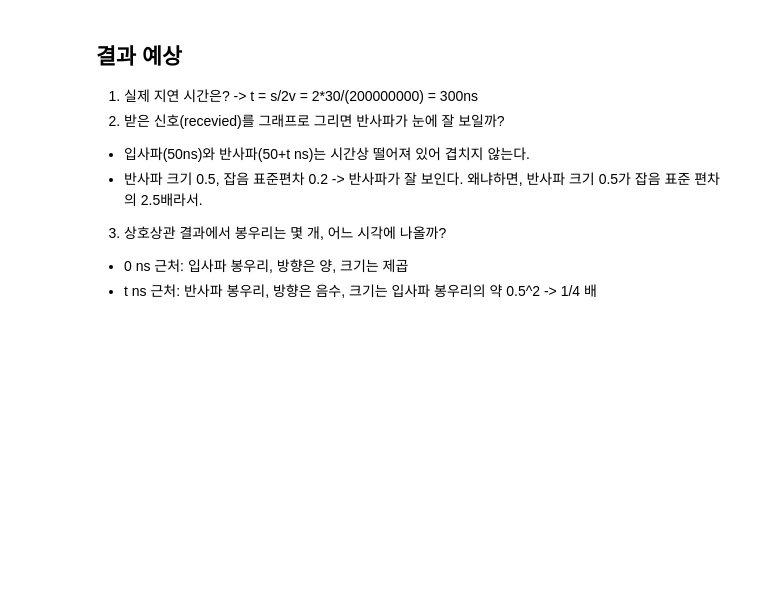
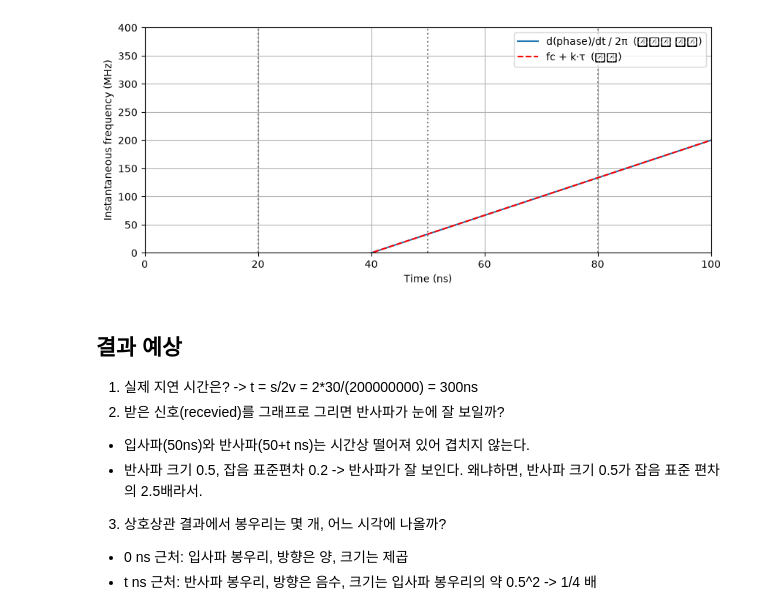
Before and after one commit to jingyu-k/tfdr-fault-localization, a Jupyter notebook: notebooks/01_time_domain_correlation.ipynb, the cells around one changed output. Cells and saved outputs as stored; diff of their text form; code cells hidden in the pictures; blank space fills up the shorter version.

```diff
--- a/notebooks/01_time_domain_correlation.ipynb
+++ b/notebooks/01_time_domain_correlation.ipynb
@@ -33,3 +58,17 @@ print(f"실제 지연 시간: {tau*1e9:.1f} ns")
+# %%
+phase = 2*np.pi*(fc*tt + 0.5*k*tt**2)                 # 위상 (총 각도)
+f_inst = np.gradient(phase, t) / (2*np.pi)            # 위상을 시간으로 미분 ÷ 2π
+
+plt.figure(figsize=(10, 4))
+plt.plot(t*1e9, f_inst/1e6, label="d(phase)/dt / 2π  (숫자로 미분)")
+plt.plot(t*1e9, (fc + k*tt)/1e6, "r--", label="fc + k·τ  (공식)")
+for x in [t0 - 2*sigma, t0, t0 + 2*sigma]:
+    plt.axvline(x*1e9, color="gray", linestyle=":")
+plt.xlim(0, 100); plt.ylim(0, 400)
+plt.xlabel("Time (ns)"); plt.ylabel("Instantaneous frequency (MHz)")
+plt.legend(); plt.grid(True); plt.show()
+# %% [output]
+[figure, added]
 # %% [markdown]
 ## 결과 예상
 1. 실제 지연 시간은? -> t = s/2v = 2*30/(200000000) = 300ns
```
Also changed, not shown: parts of 3 cells of this notebook.
